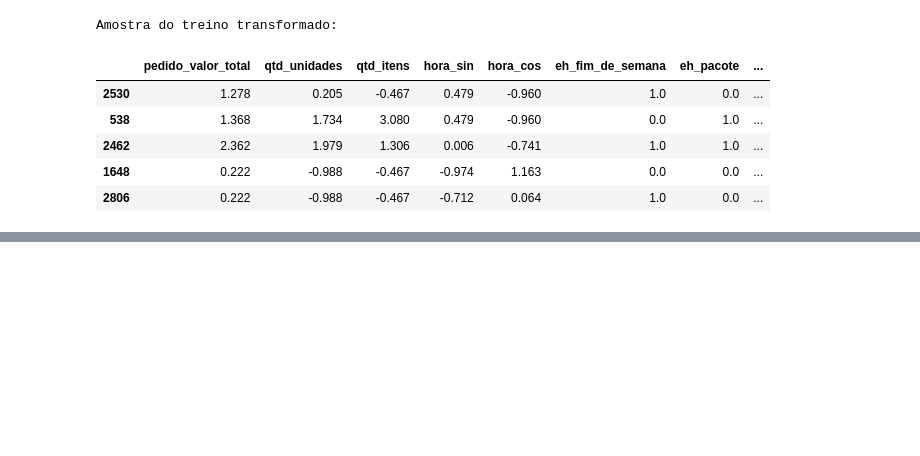
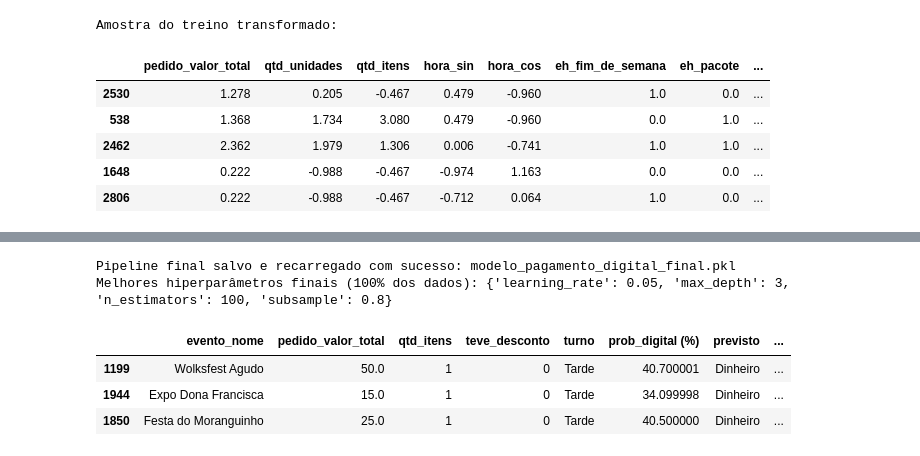
Before and after one commit to SIS-AMF/2026-2_trabalho_g2_cd, a Jupyter notebook: trabalho_g2.ipynb, the cells around one changed output, grey strips where cells are left out. Drawn from its saved outputs; the diff is of its cells as text; code cells hidden in the pictures; blank space fills up the shorter version.

```diff
--- a/trabalho_g2.ipynb
+++ b/trabalho_g2.ipynb
@@ -1056,0 +1323,36 @@ Amostra do treino transformado:
+# %%
+import joblib
+
+final_search = GridSearchCV(
+    estimator=criar_pipeline(modelos_grades[campeao_nome]["modelo"]),
+    param_grid=campeao_grade,
+    cv=cv,
+    scoring=SCORING,
+    n_jobs=-1,
+)
+final_search.fit(X, y)
+
+caminho_modelo = "modelo_pagamento_digital_final.pkl"
+joblib.dump(final_search.best_estimator_, caminho_modelo)
+
+# Validar carregamento e inferência em 3 exemplos práticos
+modelo_carregado = joblib.load(caminho_modelo)
+amostra = X_test.iloc[:3].copy()
+probs = modelo_carregado.predict_proba(amostra)[:, 1]
+preds = modelo_carregado.predict(amostra)
+
+exemplos = amostra[["evento_nome", "pedido_valor_total", "qtd_itens", "teve_desconto", "turno"]].copy()
+exemplos["prob_digital (%)"] = (probs * 100).round(1)
+exemplos["previsto"] = np.where(preds == 1, "Digital", "Dinheiro")
+exemplos["real"] = np.where(y_test.iloc[:3].values == 1, "Digital", "Dinheiro")
+
+print(f"Pipeline final salvo e recarregado com sucesso: {caminho_modelo}")
+print("Melhores hiperparâmetros finais (100% dos dados):", {k.replace("model__", ""): v for k, v in final_search.best_params_.items()})
+display(exemplos)
+# %% [output]
+Pipeline final salvo e recarregado com sucesso: modelo_pagamento_digital_final.pkl
+Melhores hiperparâmetros finais (100% dos dados): {'learning_rate': 0.05, 'max_depth': 3, 'n_estimators': 100, 'subsample': 0.8}
+|  | evento_nome | pedido_valor_total | qtd_itens | teve_desconto | turno | prob_digital (%) | previsto | ... |
+| 1199 | Wolksfest Agudo | 50.0 | 1 | 0 | Tarde | 40.700001 | Dinheiro | ... |
+| 1944 | Expo Dona Francisca | 15.0 | 1 | 0 | Tarde | 34.099998 | Dinheiro | ... |
+| 1850 | Festa do Moranguinho | 25.0 | 1 | 0 | Tarde | 40.500000 | Dinheiro | ... |
```
Also changed, not shown: parts of 12 cells of this notebook, 2 other files.
